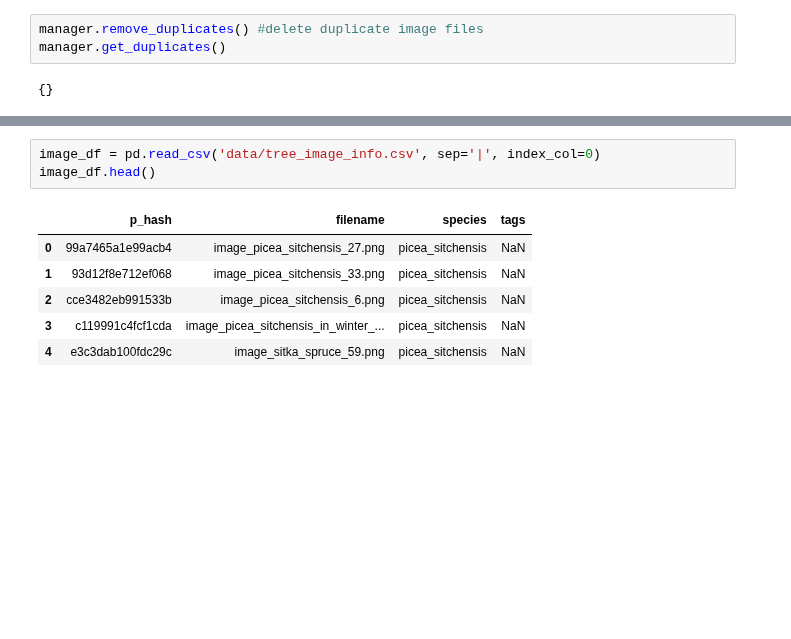
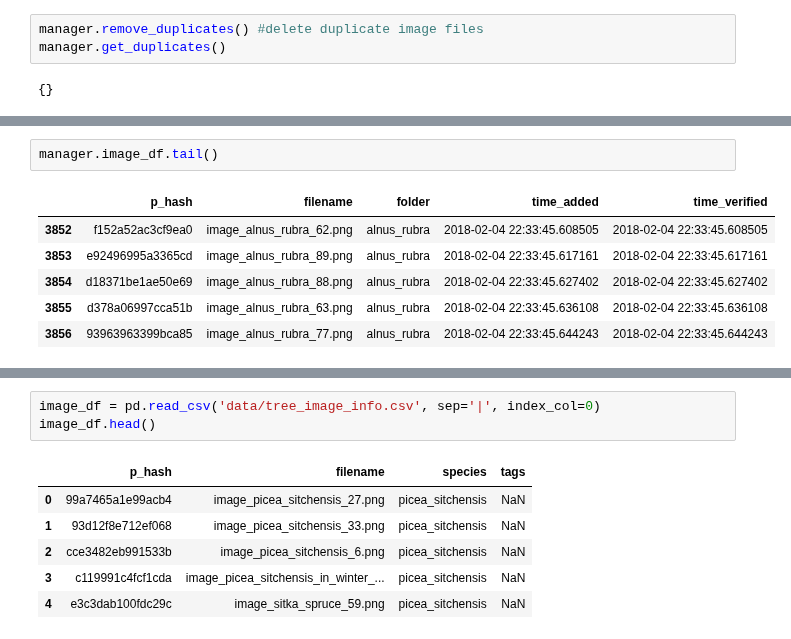
Before and after one commit to NathanielBlairStahn/tree-logic, a Jupyter notebook: scratchwork.ipynb, the cells around one changed output, grey strips where cells are left out. Saved outputs shown, nothing was run; the diff lists cells and outputs as text; blank space fills up the shorter version.

```diff
--- a/scratchwork.ipynb
+++ b/scratchwork.ipynb
@@ -115,0 +146,9 @@ manager.get_duplicates()
+# %%
+manager.image_df.tail()
+# %% [output]
+|  | p_hash | filename | folder | time_added | time_verified |
+| 3852 | f152a52ac3cf9ea0 | image_alnus_rubra_62.png | alnus_rubra | 2018-02-04 22:33:45.608505 | 2018-02-04 22:33:45.608505 |
+| 3853 | e92496995a3365cd | image_alnus_rubra_89.png | alnus_rubra | 2018-02-04 22:33:45.617161 | 2018-02-04 22:33:45.617161 |
+| 3854 | d18371be1ae50e69 | image_alnus_rubra_88.png | alnus_rubra | 2018-02-04 22:33:45.627402 | 2018-02-04 22:33:45.627402 |
+| 3855 | d378a06997cca51b | image_alnus_rubra_63.png | alnus_rubra | 2018-02-04 22:33:45.636108 | 2018-02-04 22:33:45.636108 |
+| 3856 | 93963963399bca85 | image_alnus_rubra_77.png | alnus_rubra | 2018-02-04 22:33:45.644243 | 2018-02-04 22:33:45.644243 |
```
Also changed, not shown: parts of 12 cells of this notebook, 4 other files.
